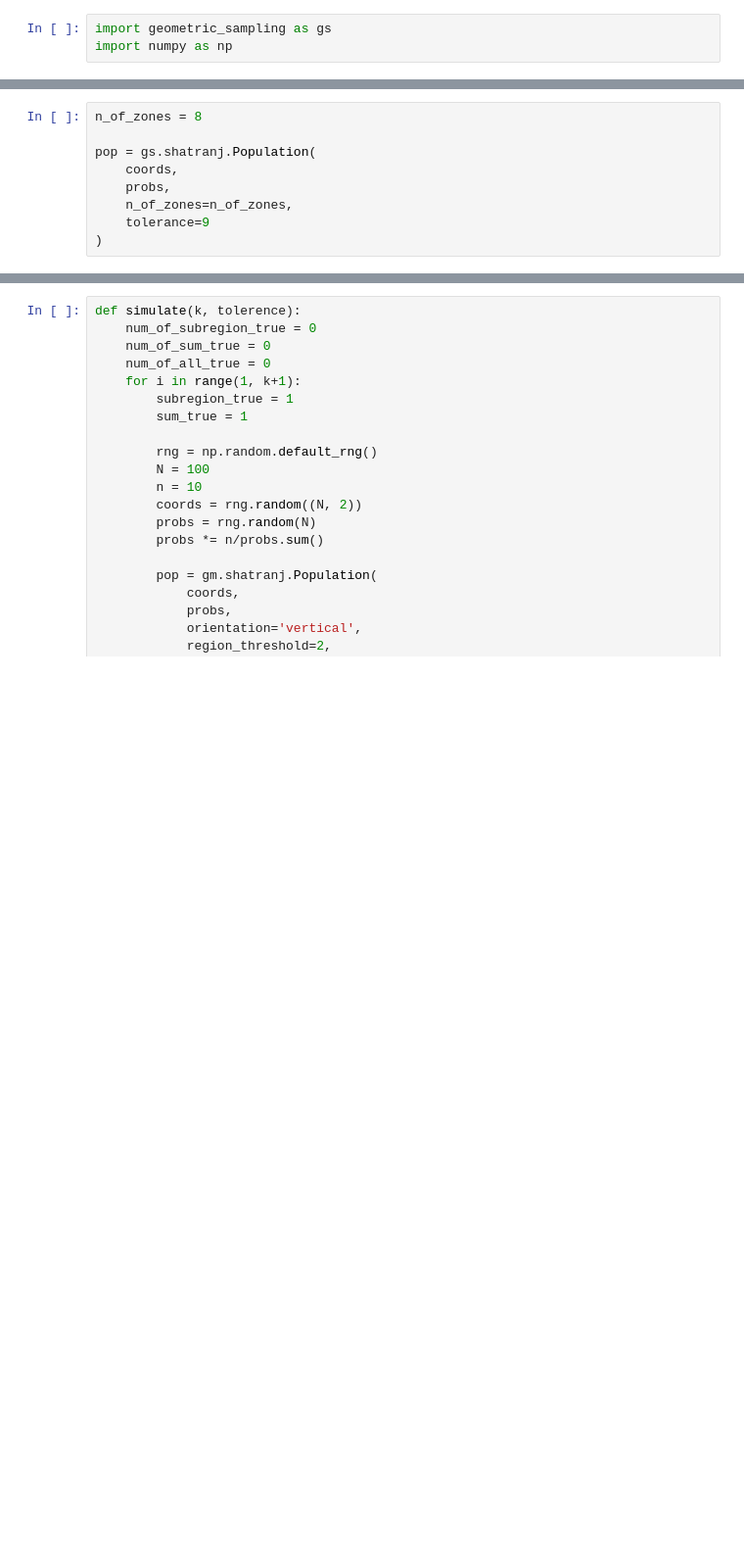
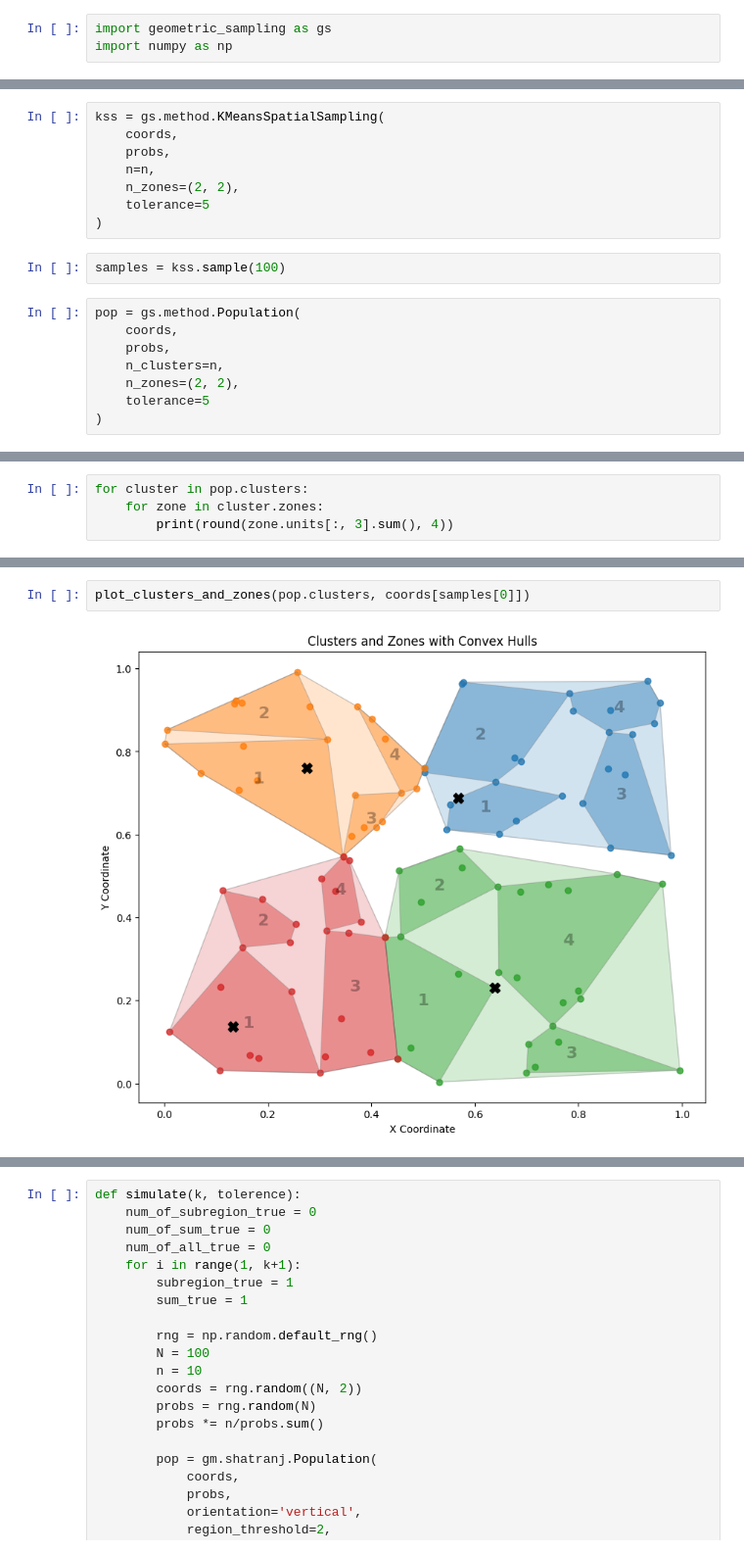
Before and after one commit to mehdimhb/geometric-sampling, a Jupyter notebook: sandbox.ipynb, the cells around one changed output, grey strips where cells are left out. Shown at 98% size. Saved outputs shown, nothing was run; the diff lists cells and outputs as text; blank space fills up the shorter version.

```diff
--- a/sandbox.ipynb
+++ b/sandbox.ipynb
@@ -100,12 +100,21 @@ n = 1
 coords = rng.random((N, 2))
 probs = rng.random(N)
 probs *= n/probs.sum()
+# %%
+kss = gs.method.KMeansSpatialSampling(
+    coords,
+    probs,
+    n=n,
+    n_zones=(2, 2),
+    tolerance=5
+)
+# %%
+samples = kss.sample(100)
 # %%
-n_of_zones = 8
-
-pop = gs.shatranj.Population(
+pop = gs.method.Population(
     coords,
     probs,
-    n_of_zones=n_of_zones,
-    tolerance=9
+    n_clusters=n,
+    n_zones=(2, 2),
+    tolerance=5
 )
@@ -111,0 +150,4 @@ pop = gs.shatranj.Population(
+# %%
+for cluster in pop.clusters:
+    for zone in cluster.zones:
+        print(round(zone.units[:, 3].sum(), 4))
@@ -111,0 +228,4 @@ pop = gs.shatranj.Population(
+# %%
+plot_clusters_and_zones(pop.clusters, coords[samples[0]])
+# %% [output]
+[figure, added]
```
Also changed, not shown: parts of 23 cells of this notebook, 12 other files.
